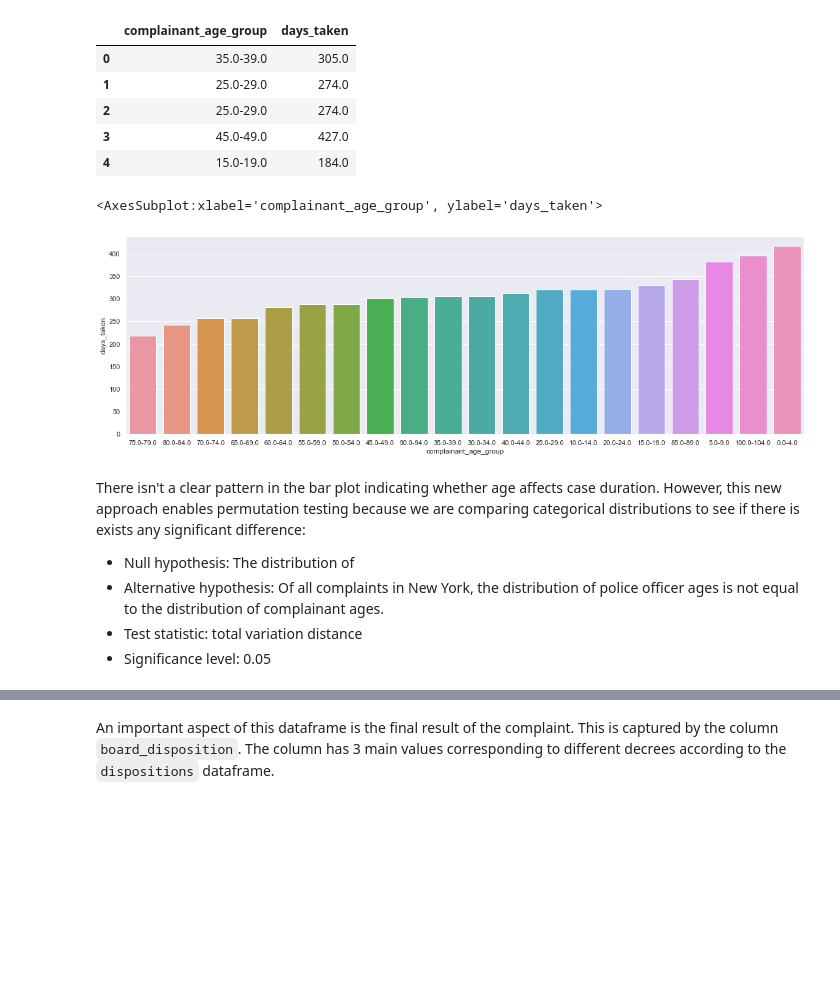
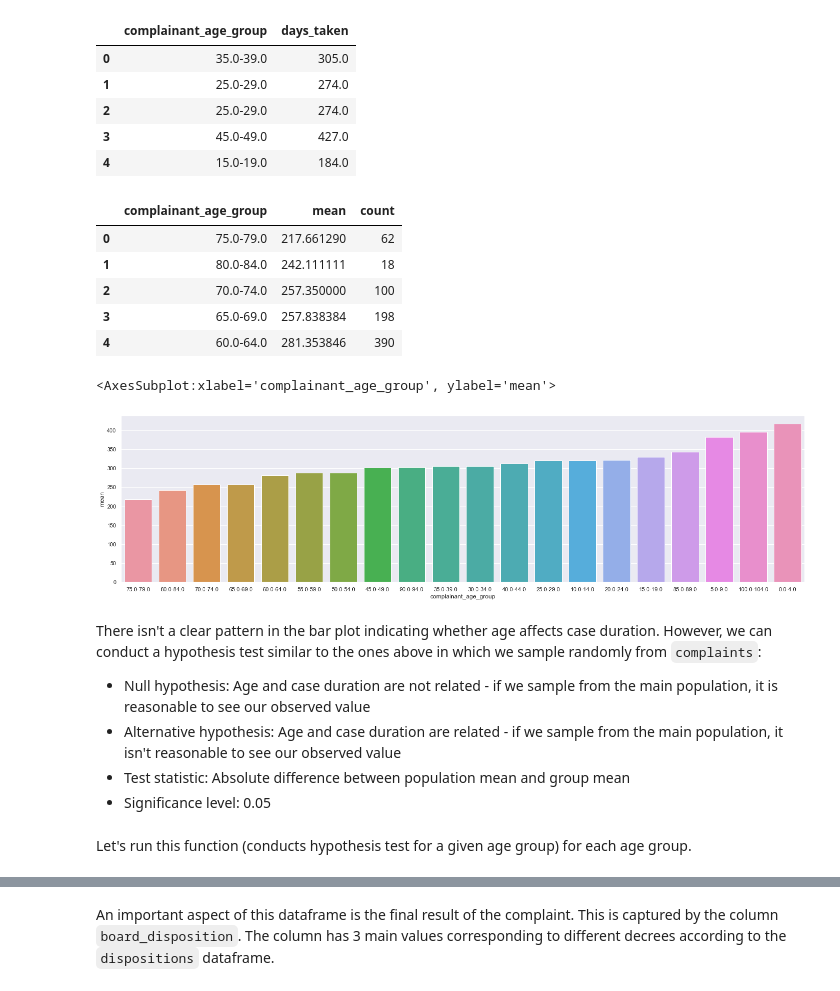
Before and after one commit to RyanHUNGry/nypd-civilian-complaints-EDA, a Jupyter notebook: notebook.ipynb, the cells around one changed output, grey strips where cells are left out. Cells and saved outputs as stored; diff of their text form; code cells hidden in the pictures; blank space fills up the shorter version.

Commit message:
Started missingness assessment, still need to complete hypothesis testing

```diff
--- a/notebook.ipynb
+++ b/notebook.ipynb
@@ -367,6 +448,7 @@ r: -0.08829312664488052
 # %% [markdown]
 The correlation is very low between the two variables, and so it is difficult to determine their relationship. Let's take another approach by grouping ages by intervals of 5, and then plotting the average case duration for each age group.
 # %%
+# Groups ages into 5 year intervals
 def assign_age_groups(complaints):
     age_df = pd.DataFrame()
     def round_to_five(age):
@@ -377,7 +459,8 @@ def assign_age_groups(complaints):
             ones = 5
         return str((tenths * 10) + ones) + "-" + str((tenths * 10) + ones + 4)
     age_df['complainant_age_group'] = complaints['complainant_age_incident'].apply(round_to_five)
-    return pd.concat([age_df, complaints['days_taken'].dt.days], axis = 1).replace({"nan-nan": np.nan})
+    concatenated = pd.concat([age_df, complaints['days_taken'].dt.days], axis = 1).replace({"nan-nan": np.nan})
+    return concatenated[~concatenated['complainant_age_group'].isna()] # Filter out all nan age groups
 age_groups = assign_age_groups(complaints)
 age_groups.head()
 # %% [output]
@@ -387,17 +470,27 @@ age_groups.head()
 | 2 | 25.0-29.0 | 274.0 |
 | 3 | 45.0-49.0 | 427.0 |
 | 4 | 15.0-19.0 | 184.0 |
+# %%
+# Calculate group means
+complaint_duration_by_age_groups = age_groups.groupby("complainant_age_group")['days_taken'].agg(['mean', 'count']).sort_values(by = 'mean').reset_index()
+complaint_duration_by_age_groups.head()
+# %% [output]
+|  | complainant_age_group | mean | count |
+| 0 | 75.0-79.0 | 217.661290 | 62 |
+| 1 | 80.0-84.0 | 242.111111 | 18 |
+| 2 | 70.0-74.0 | 257.350000 | 100 |
+| 3 | 65.0-69.0 | 257.838384 | 198 |
+| 4 | 60.0-64.0 | 281.353846 | 390 |
 # %%
-ax = plt.subplots(figsize = (20, 6))
-complaint_duration_by_age_groups = age_groups.groupby("complainant_age_group").mean().sort_values(by = 'days_taken').reset_index()
-sns.barplot(data = complaint_duration_by_age_groups, x = 'complainant_age_group', y = 'days_taken')
+plt.figure(figsize = (24, 6))
+sns.barplot(data = complaint_duration_by_age_groups, x = 'complainant_age_group', y = 'mean')
 # %% [output]
-<AxesSubplot:xlabel='complainant_age_group', ylabel='days_taken'>
+<AxesSubplot:xlabel='complainant_age_group', ylabel='mean'>
-[figure, old version]
+[figure, new version]
-# %% [markdown]
-There isn't a clear pattern in the bar plot indicating whether age affects case duration. However, this new approach enables permutation testing because we are comparing categorical distributions to see if there is exists any significant difference:
-
-- Null hypothesis: The distribution of
-- Alternative hypothesis: Of all complaints in New York, the distribution of police officer ages is not equal to  the distribution of complainant ages.
-- Test statistic: total variation distance
-- Significance level: 0.05
+# %% [markdown]
+There isn't a clear pattern in the bar plot indicating whether age affects case duration. However, we can conduct a hypothesis test similar to the ones above in which we sample randomly from `complaints`:
+
+- Null hypothesis: Age and case duration are not related - if we sample from the main population, it is reasonable to see our observed value
+- Alternative hypothesis: Age and case duration are related - if we sample from the main population, it isn't reasonable to see our observed value
+- Test statistic: Absolute difference between population mean and group mean
+- Significance level: 0.05
@@ -403,0 +504,2 @@ There isn't a clear pattern in the bar plot indicating whether age affects case
+# %% [markdown]
+Let's run this function (conducts hypothesis test for a given age group) for each age group.
```
Also changed, not shown: parts of 61 cells of this notebook.
